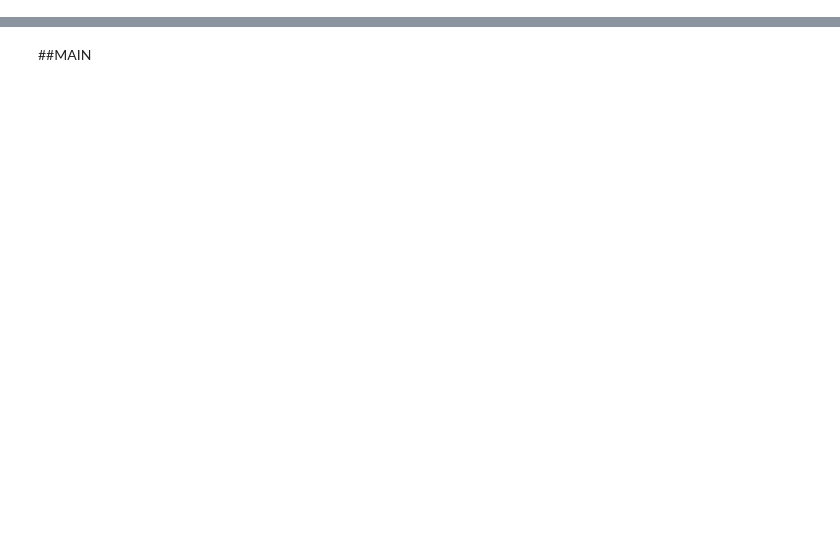
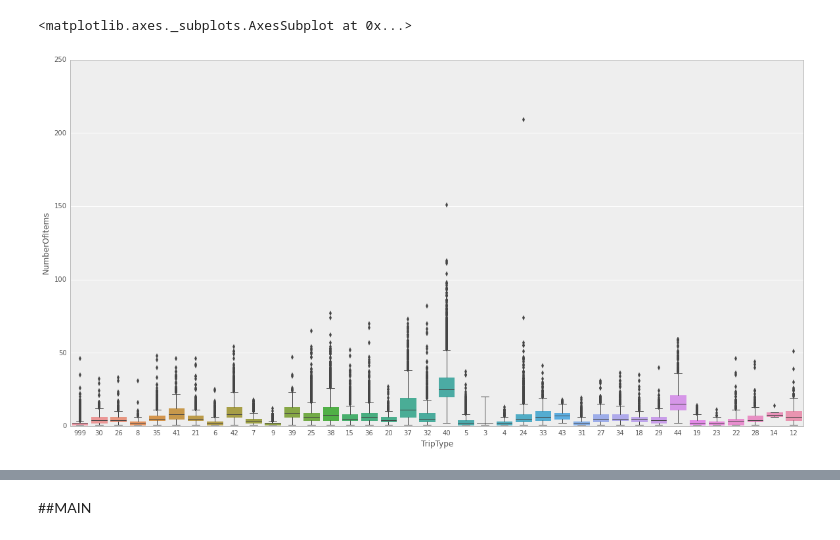
Before and after one commit to shayakhmetov/walmart-trip-type, a Jupyter notebook: walmart.ipynb, the cells around one changed output, grey strips where cells are left out. Drawn from its saved outputs; the diff is of its cells as text; code cells hidden in the pictures; blank space fills up the shorter version.

Commit message:
NumberOfItems and SumOfReturned added

```diff
--- a/walmart.ipynb
+++ b/walmart.ipynb
@@ -22,7 +23,20 @@ def at(l):
 def mklist(l):
     return list(l)
 
-train = train.groupby('VisitNumber').agg({'TripType': at, 'Weekday': at, 'ScanCount': at, 'DepartmentDescription': at,
+train = train.groupby('VisitNumber').agg({'TripType': at, 'Weekday': at, 'ScanCount': mklist, 'DepartmentDescription': at,
                                           'FinelineNumber': mklist, 'Upc': mklist}).reset_index()
-test = test.groupby('VisitNumber').agg({'Weekday': at, 'ScanCount': at, 'DepartmentDescription': at,
+test = test.groupby('VisitNumber').agg({'Weekday': at, 'ScanCount': mklist, 'DepartmentDescription': at,
                                         'FinelineNumber': mklist, 'Upc': mklist}).reset_index()
+# %%
+def construct_features(data):
+    data['NumberOfItems'] = data.Upc.map(lambda x: len(x))
+    data['SumOfReturned'] = data.ScanCount.map(lambda x: sum([a for a in x if a < 0]))
+    return data
+# %%
+train = construct_features(train)
+test = construct_features(test)
+# %%
+sns.boxplot('TripType', 'NumberOfItems', data=train)
+# %% [output]
+<matplotlib.axes._subplots.AxesSubplot at 0x...>
+[figure, added]
```
Also changed, not shown: parts of 7 cells of this notebook.
